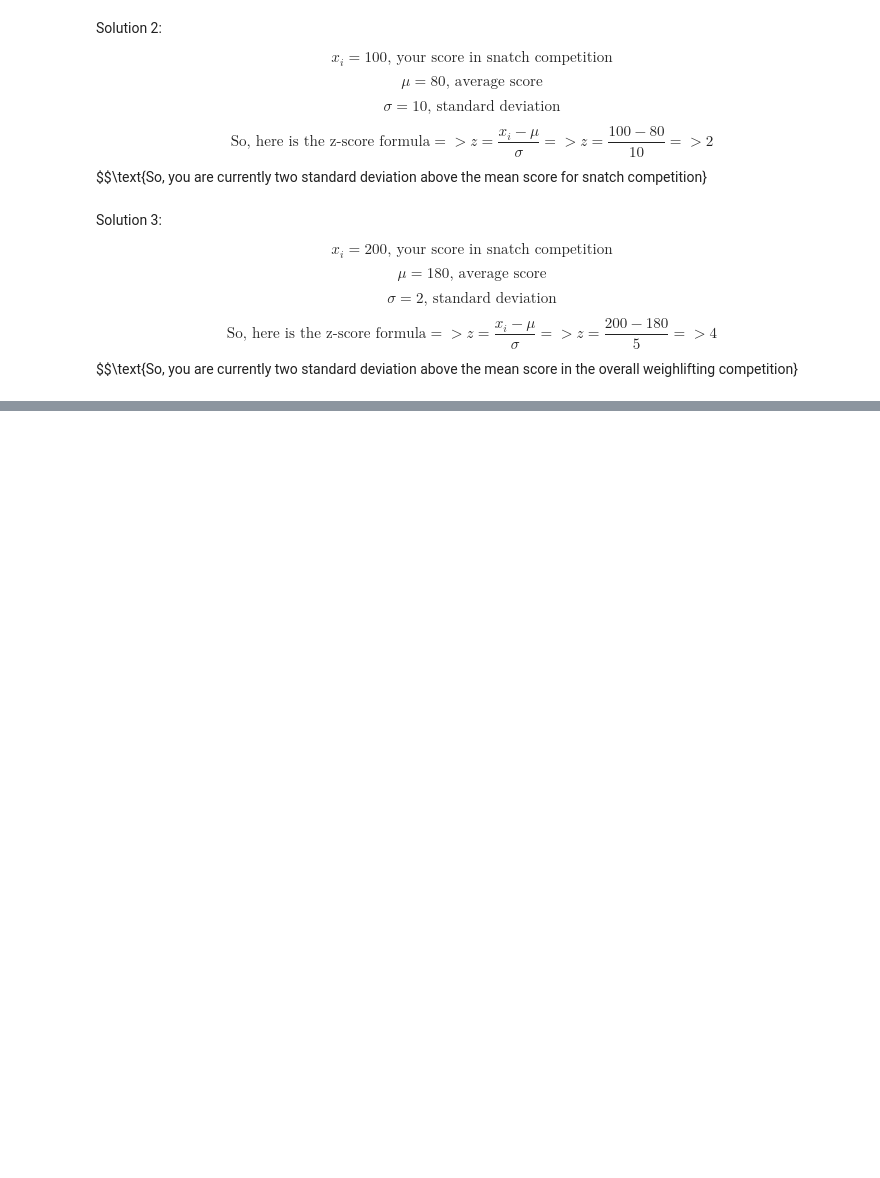
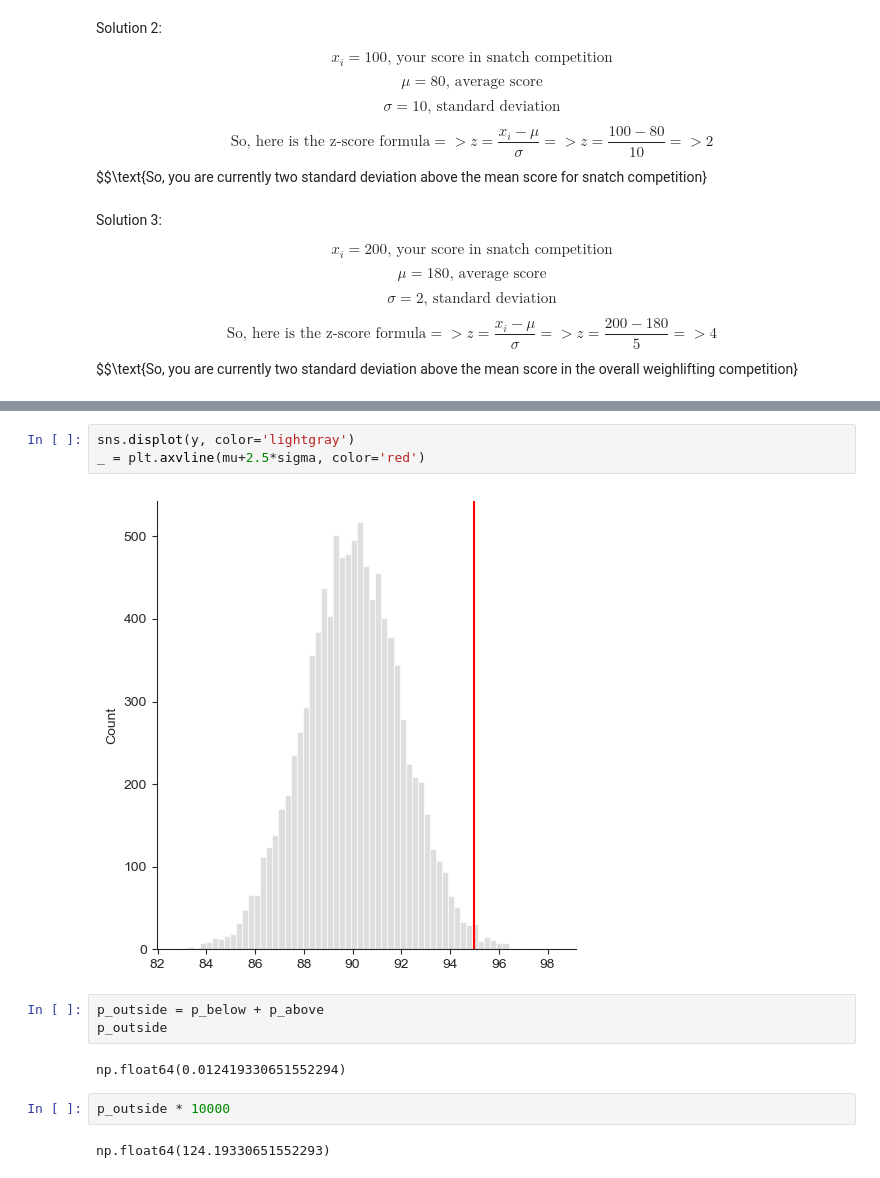
Before and after one commit to sjagadee/math_for_ai_ml, a Jupyter notebook: 6-statistics/1-frequentist-stat.ipynb, the cells around one changed output, grey strips where cells are left out. Saved outputs shown, nothing was run; the diff lists cells and outputs as text; blank space fills up the shorter version.

```diff
--- a/6-statistics/1-frequentist-stat.ipynb
+++ b/6-statistics/1-frequentist-stat.ipynb
@@ -370,0 +407,14 @@ $$\text{So, you are currently two standard deviation above the mean score in the
+# %%
+sns.displot(y, color='lightgray')
+_ = plt.axvline(mu+2.5*sigma, color='red')
+# %% [output]
+[figure, added]
+# %%
+p_outside = p_below + p_above
+p_outside
+# %% [output]
+np.float64(0.012419330651552294)
+# %%
+p_outside * 10000
+# %% [output]
+np.float64(124.19330651552293)
```
Also changed, not shown: parts of 32 cells of this notebook, 1 other file.
